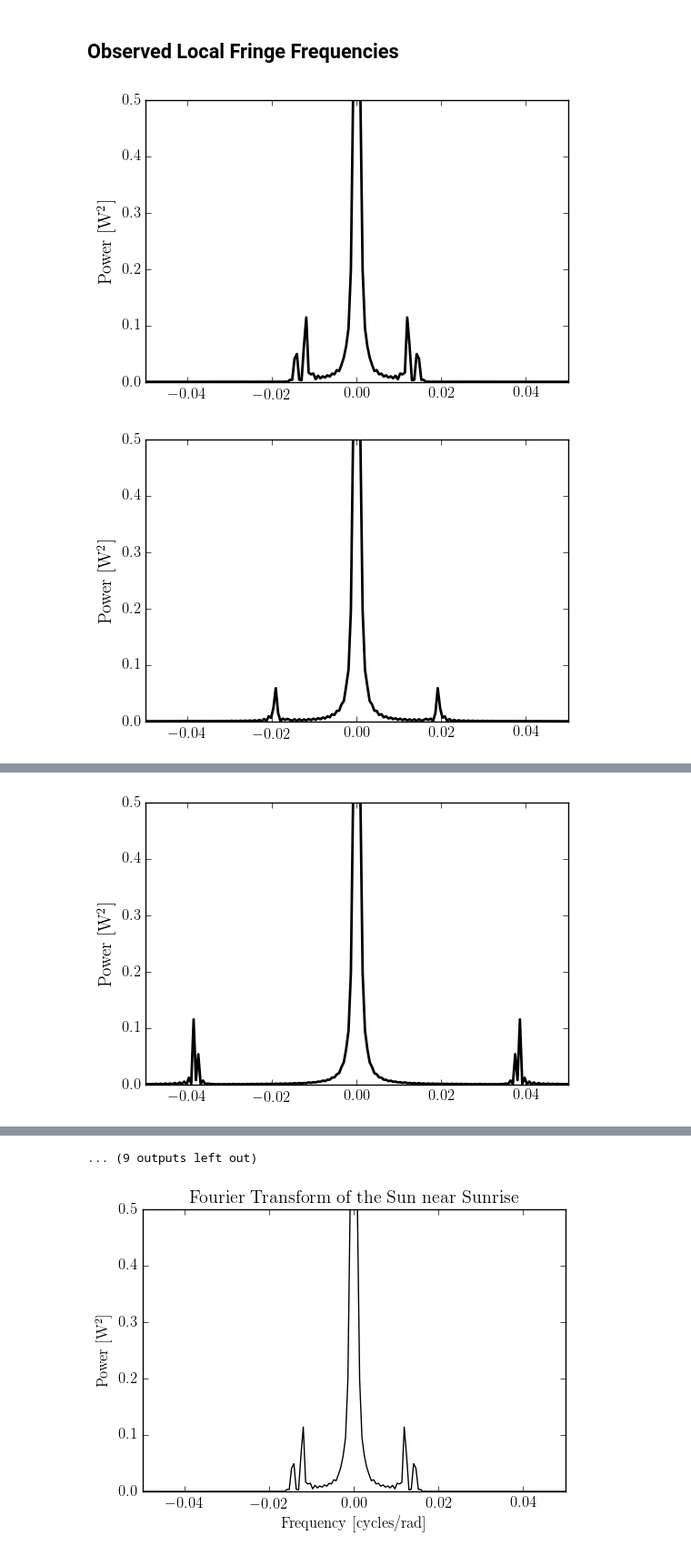
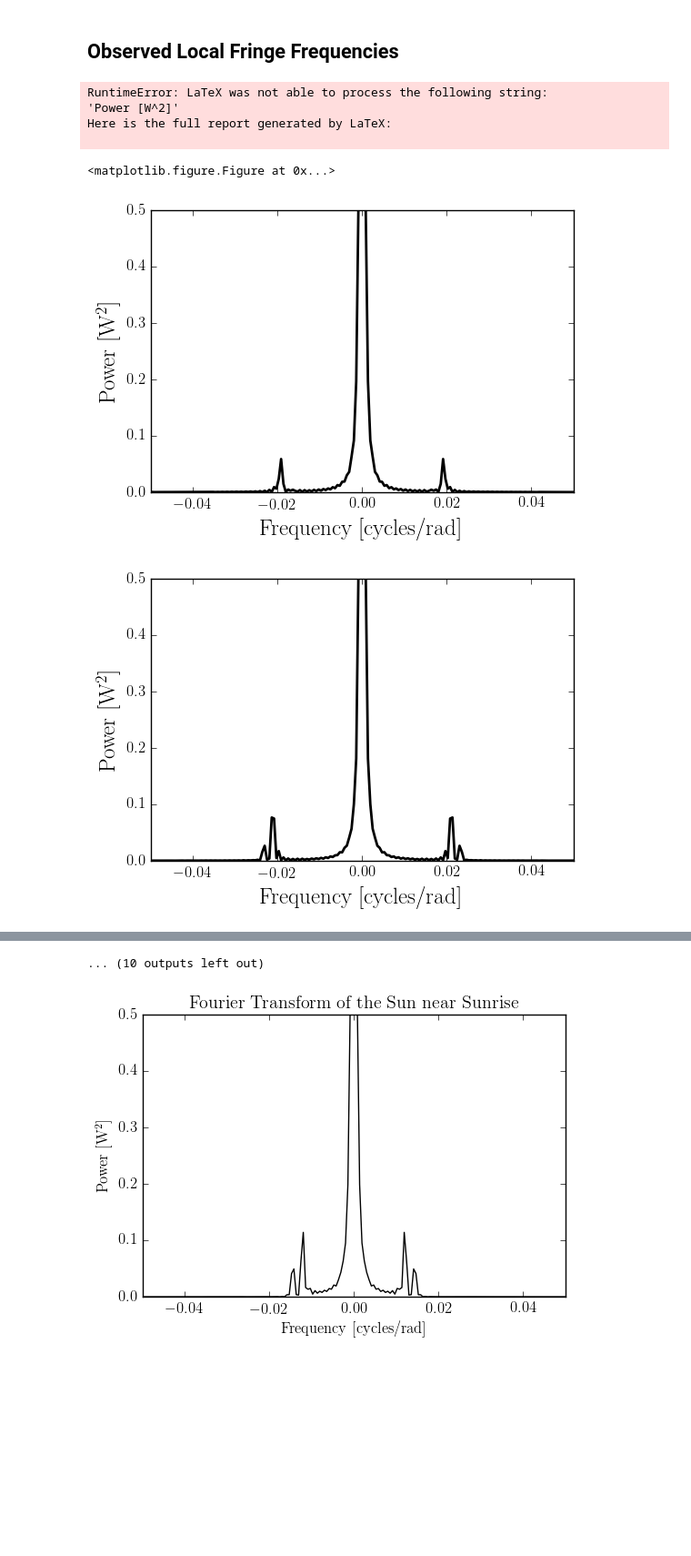
Before and after one commit to gracefujii/my-stuff, a Jupyter notebook: Lab 3 - The Sun.ipynb, the cells around one changed output, grey strips where cells are left out. Shown at 91% size. Saved outputs shown, nothing was run; the diff lists cells and outputs as text; code cells hidden in the pictures; blank space fills up the shorter version.

```diff
--- a/Lab 3 - The Sun.ipynb
+++ b/Lab 3 - The Sun.ipynb
@@ -22,15 +22,20 @@ sun3_volts = sun3['volts']
 # %%
 for i in range(len(sun3_volts)-1):
     freq,fx = ugradio.dft.dft(sun3_volts[i], sun3_times[i])
     power = np.abs(fx)**2
     plt.plot(freq, power, "k", linewidth=2)
     #plt.title("Fourier Transform of Sun Data")
-    if i >= len(sun3_volts)-3:
-        plt.xlabel("Frequency [cycles/rad]", fontsize=14)
-    plt.ylabel("Power [W^2]", fontsize=14)
+    #if i >= len(sun3_volts)-3:
+    plt.xlabel("Frequency [cycles/rad]", fontsize=18)
+    plt.ylabel("Power [W^2]", fontsize=18)
     plt.xlim(-.05, .05)
     plt.ylim(0, 0.5)
     plt.show()
 # %% [output]
+RuntimeError: LaTeX was not able to process the following string:
+'Power [W^2]'
+Here is the full report generated by LaTeX:
+
+<matplotlib.figure.Figure at 0x...>
-[figure, old version]
+[figure, new version]
-[figure, old version]
+[figure, new version]
@@ -45 +49,0 @@ for i in range(len(sun3_volts)-1):
-[figure, removed]
@@ -47,4 +50,4 @@ for i in range(len(sun3_volts)-1):
-... (9 outputs left out)
+... (10 outputs left out)
 # %%
 freq,fx = ugradio.dft.dft(sun3_volts[0], sun3_times[0])
 power = np.abs(fx)**2
```
Also changed, not shown: parts of 3 cells of this notebook.
